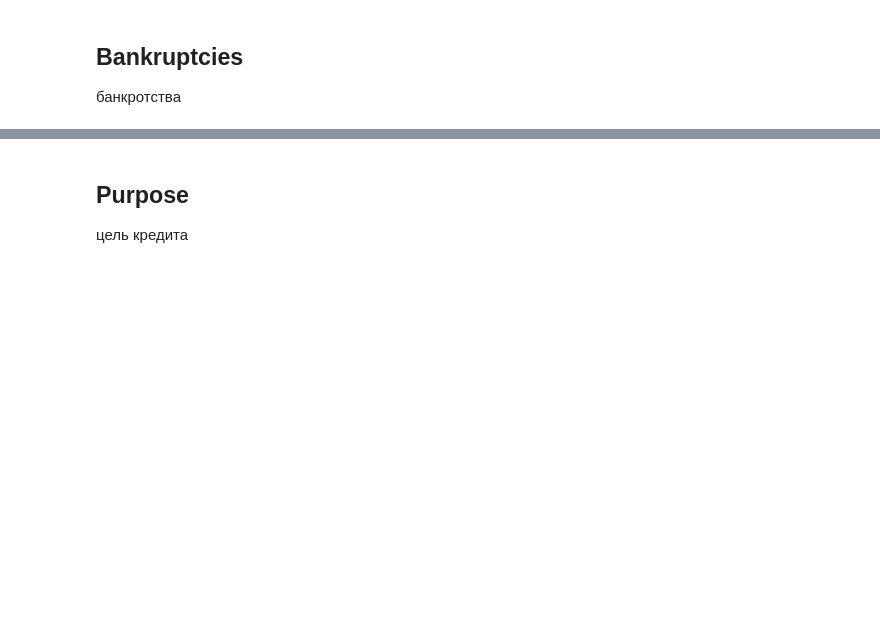
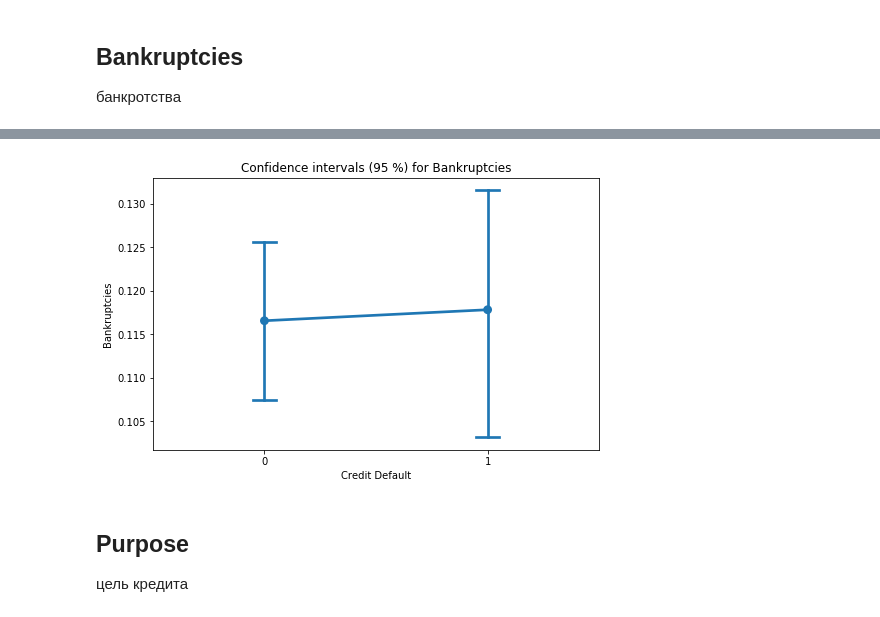
Before and after one commit to Aleksei741/Python_Lesson, a Jupyter notebook: Библиотеки Python для Data Science продолжение/course_project/AKraev_solution.ipynb, the cells around one changed output, grey strips where cells are left out. Cells and saved outputs as stored; diff of their text form; code cells hidden in the pictures; blank space fills up the shorter version.

```diff
--- a/Библиотеки Python для Data Science продолжение/course_project/AKraev_solution.ipynb
+++ b/Библиотеки Python для Data Science продолжение/course_project/AKraev_solution.ipynb
@@ -468,0 +492,10 @@ df_test.loc[df_test['Bankruptcies'].isnull(), 'Bankruptcies'] = 0
+# %%
+Bankruptcies_with_target_s = df_train[['Bankruptcies', TARGET_NAME]]
+plt.figure(figsize=(8,5))
+
+sns.pointplot(x=TARGET_NAME, y='Bankruptcies', data=Bankruptcies_with_target_s, capsize=.1)
+plt.title('Confidence intervals (95 %) for Bankruptcies')
+
+plt.show()
+# %% [output]
+[figure, added]
```
Also changed, not shown: parts of 86 cells of this notebook.
